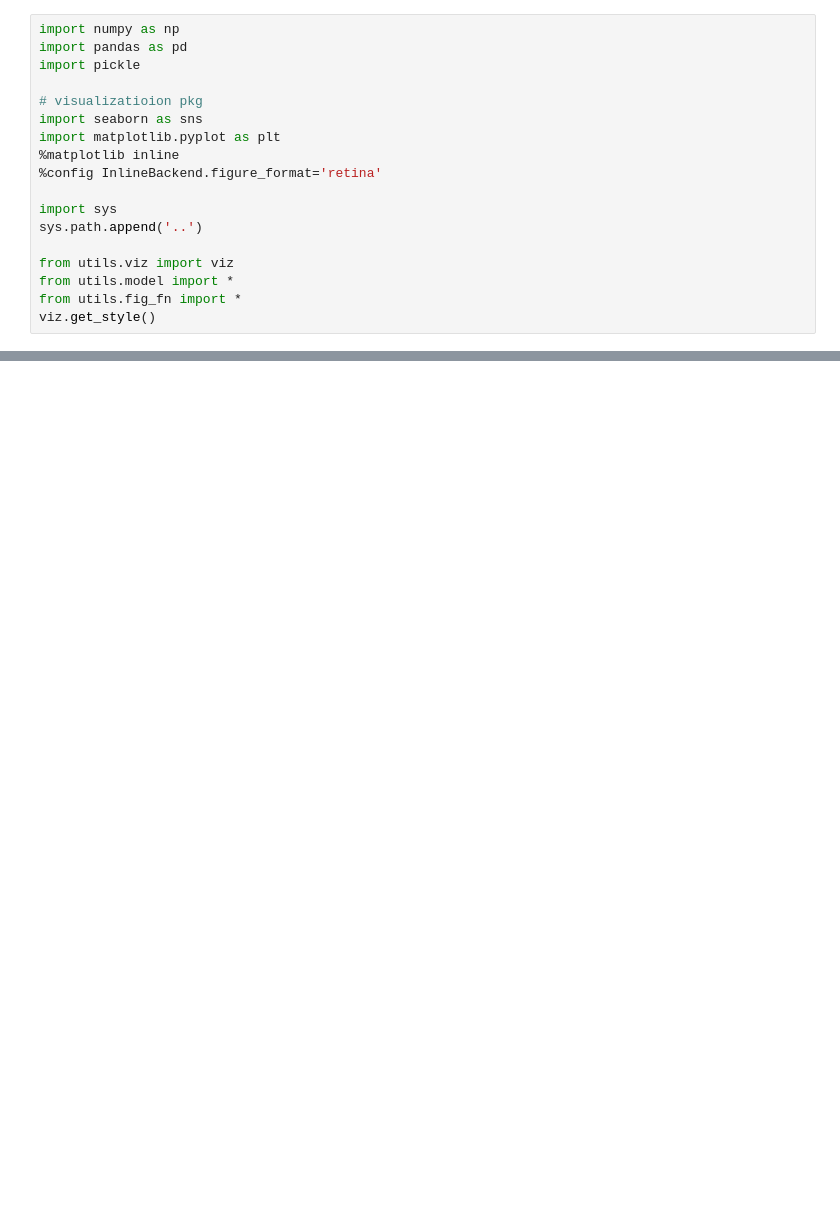
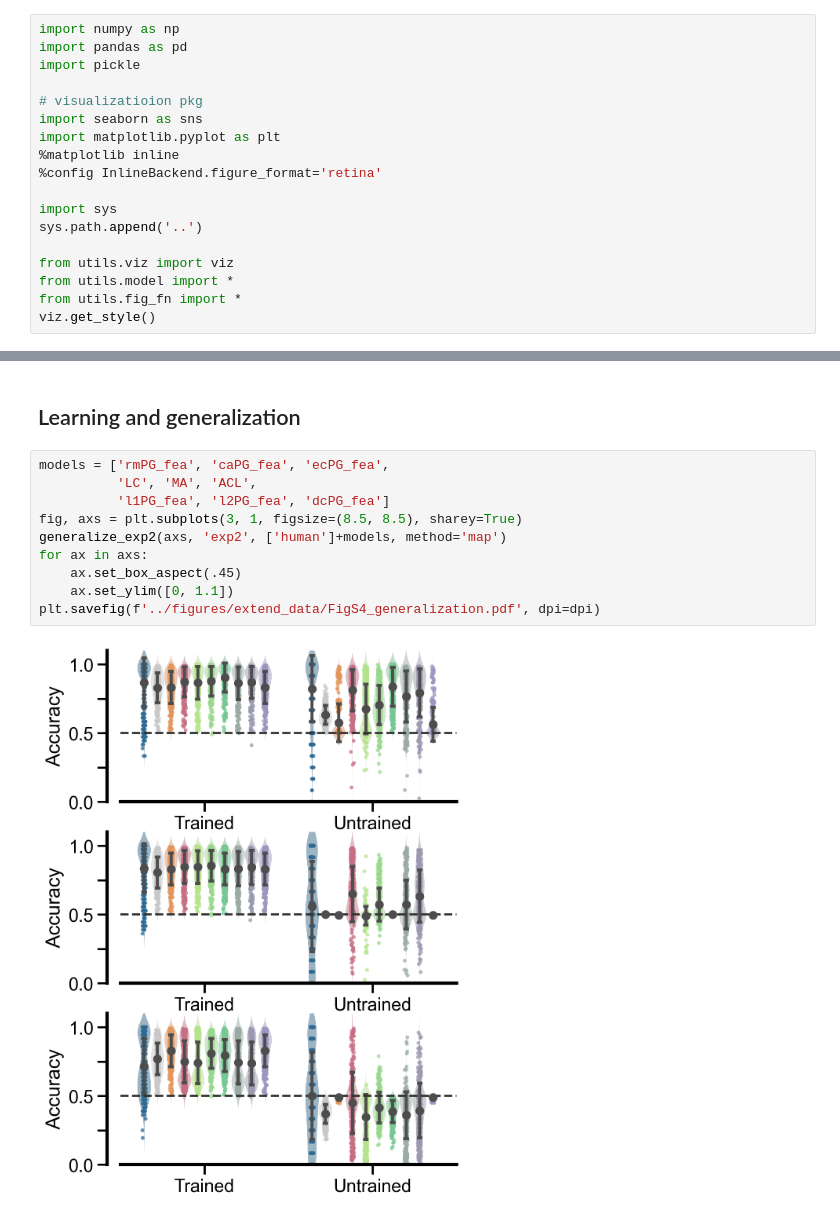
Before and after one commit to fangzefunny/ecpg, a Jupyter notebook: visualization/ExtendData.ipynb, the cells around one changed output, grey strips where cells are left out. Saved outputs shown, nothing was run; the diff lists cells and outputs as text; blank space fills up the shorter version.

Commit message:
add extended data

```diff
--- a/visualization/ExtendData.ipynb
+++ b/visualization/ExtendData.ipynb
@@ -164,0 +97,14 @@ for lmbda, idx in zip(lmbdas, ind):
+# %% [markdown]
+## Learning and generalization
+# %%
+models = ['rmPG_fea', 'caPG_fea', 'ecPG_fea',
+          'LC', 'MA', 'ACL',
+          'l1PG_fea', 'l2PG_fea', 'dcPG_fea']
+fig, axs = plt.subplots(3, 1, figsize=(8.5, 8.5), sharey=True)
+generalize_exp2(axs, 'exp2', ['human']+models, method='map')
+for ax in axs:
+    ax.set_box_aspect(.45)
+    ax.set_ylim([0, 1.1])
+plt.savefig(f'../figures/extend_data/FigS4_generalization.pdf', dpi=dpi)
+# %% [output]
+[figure, added]
```
Also changed, not shown: parts of 21 cells of this notebook, 4 other files.
